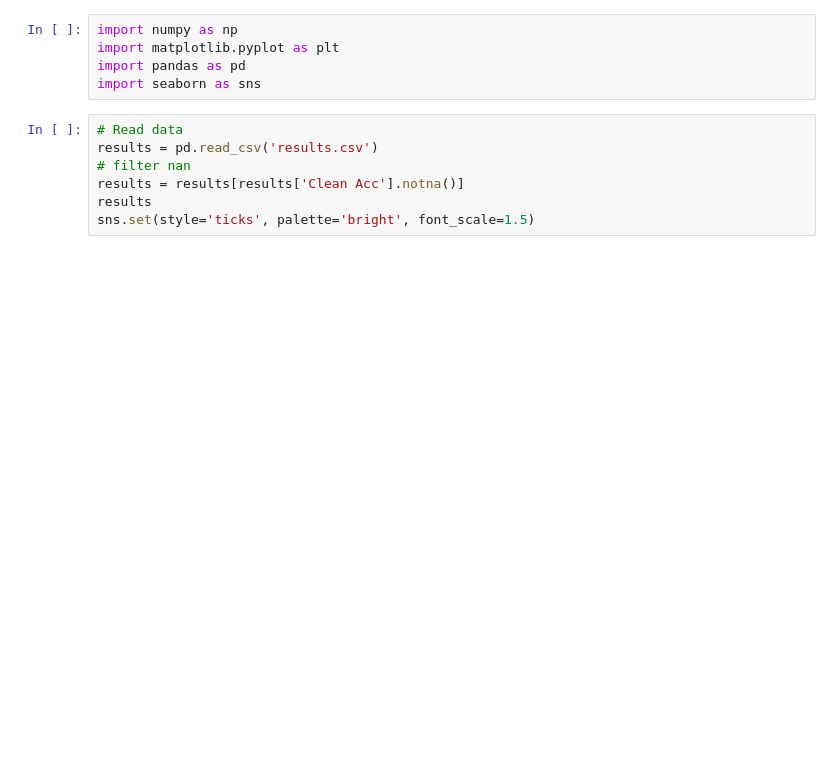
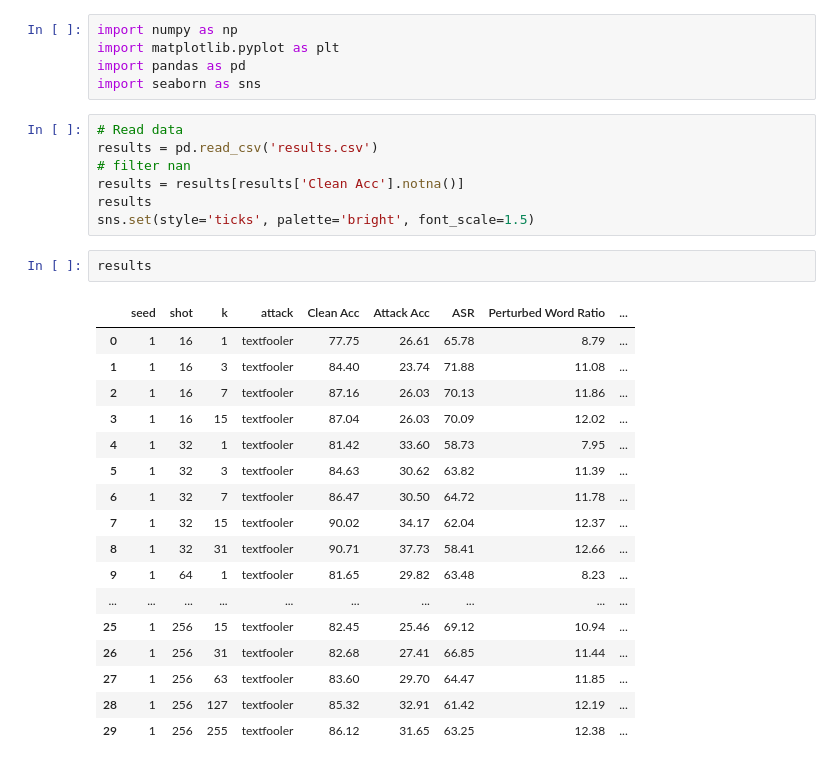
Before and after one commit to simonucl/mvp, a Jupyter notebook: analysis/knn-k/plot.ipynb, the cells around one changed output. Saved outputs shown, nothing was run; the diff lists cells and outputs as text; blank space fills up the shorter version.

```diff
--- a/analysis/knn-k/plot.ipynb
+++ b/analysis/knn-k/plot.ipynb
@@ -10,6 +10,26 @@ results = pd.read_csv('results.csv')
 results = results[results['Clean Acc'].notna()]
 results
 sns.set(style='ticks', palette='bright', font_scale=1.5)
+# %%
+results
+# %% [output]
+|  | seed | shot | k | attack | Clean Acc | Attack Acc | ASR | Perturbed Word Ratio | ... |
+| 0 | 1 | 16 | 1 | textfooler | 77.75 | 26.61 | 65.78 | 8.79 | ... |
+| 1 | 1 | 16 | 3 | textfooler | 84.40 | 23.74 | 71.88 | 11.08 | ... |
+| 2 | 1 | 16 | 7 | textfooler | 87.16 | 26.03 | 70.13 | 11.86 | ... |
+| 3 | 1 | 16 | 15 | textfooler | 87.04 | 26.03 | 70.09 | 12.02 | ... |
+| 4 | 1 | 32 | 1 | textfooler | 81.42 | 33.60 | 58.73 | 7.95 | ... |
+| 5 | 1 | 32 | 3 | textfooler | 84.63 | 30.62 | 63.82 | 11.39 | ... |
+| 6 | 1 | 32 | 7 | textfooler | 86.47 | 30.50 | 64.72 | 11.78 | ... |
+| 7 | 1 | 32 | 15 | textfooler | 90.02 | 34.17 | 62.04 | 12.37 | ... |
+| 8 | 1 | 32 | 31 | textfooler | 90.71 | 37.73 | 58.41 | 12.66 | ... |
+| 9 | 1 | 64 | 1 | textfooler | 81.65 | 29.82 | 63.48 | 8.23 | ... |
+| ... | ... | ... | ... | ... | ... | ... | ... | ... | ... |
+| 25 | 1 | 256 | 15 | textfooler | 82.45 | 25.46 | 69.12 | 10.94 | ... |
+| 26 | 1 | 256 | 31 | textfooler | 82.68 | 27.41 | 66.85 | 11.44 | ... |
+| 27 | 1 | 256 | 63 | textfooler | 83.60 | 29.70 | 64.47 | 11.85 | ... |
+| 28 | 1 | 256 | 127 | textfooler | 85.32 | 32.91 | 61.42 | 12.19 | ... |
+| 29 | 1 | 256 | 255 | textfooler | 86.12 | 31.65 | 63.25 | 12.38 | ... |
 # %%
 clean_results = results.drop(columns=['Attack Acc', 'ASR', 'attack', 'seed'])
 # keep unique row
```
Also changed, not shown: parts of 3 cells of this notebook, 13 other files.
